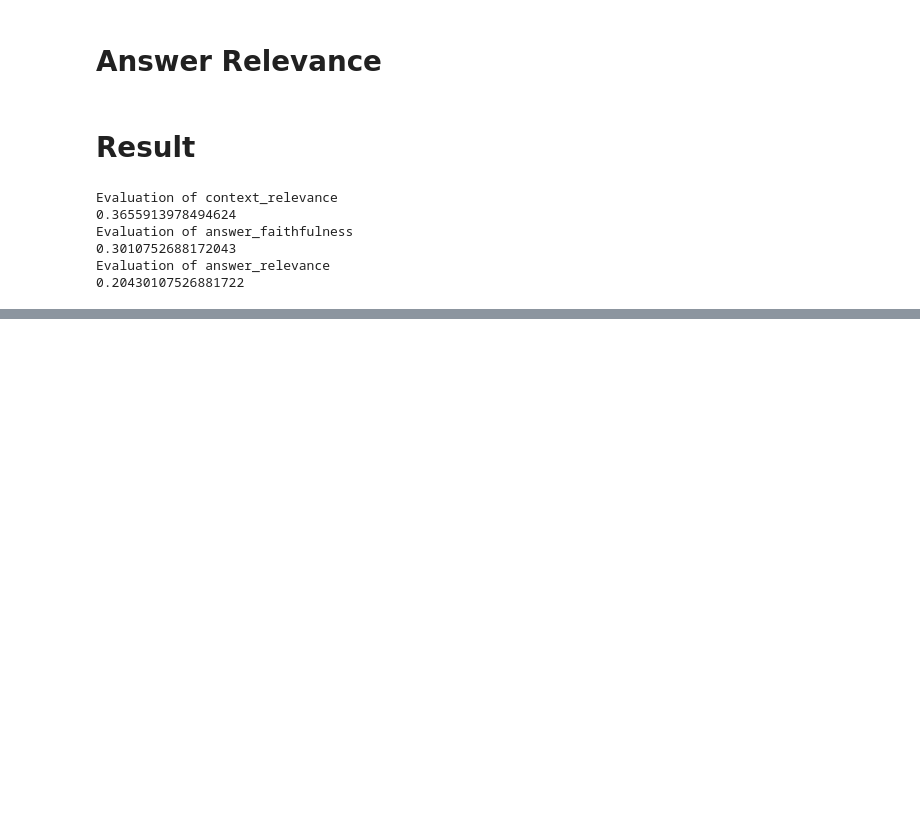
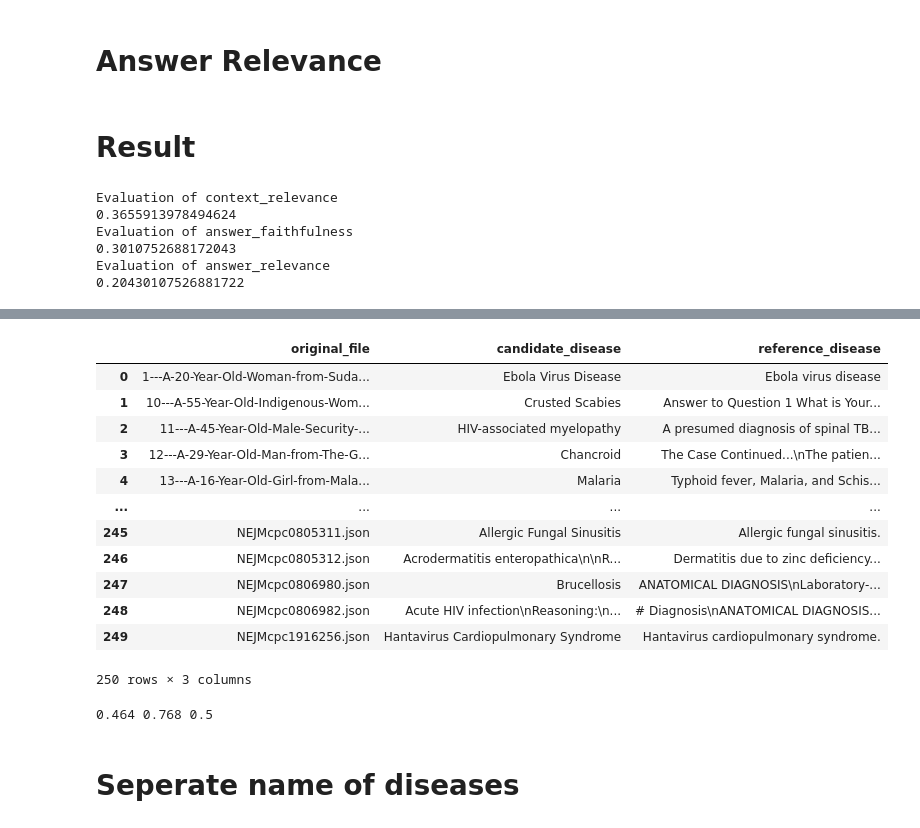
Before and after one commit to ga1nang/MedRAG_vdb, a Jupyter notebook: notebooks/evaluation.ipynb, the cells around one changed output, grey strips where cells are left out. Saved outputs shown, nothing was run; the diff lists cells and outputs as text; code cells hidden in the pictures; blank space fills up the shorter version.

```diff
--- a/notebooks/evaluation.ipynb
+++ b/notebooks/evaluation.ipynb
@@ -616,0 +794,74 @@ Evaluation of answer_relevance
+# %%
+result_file = "data/processed/medgemma/results_medgemma.json"
+with open(result_file, "r", encoding="utf-8") as f:
+    data = json.load(f)
+
+test_diseases = []
+test_path = "data/processed/93_cases"
+for case in data:
+    file = os.path.join(test_path, case["original_file"])
+    with open(file, "r", encoding="utf-8") as f:
+        test_case = json.load(f)
+    test_diseases.append(
+        {
+            "original_file": case["original_file"],
+            "candidate_disease": case["answer"][case["answer"].find("DISEASE_NAME: ") + 14: -1],
+            "reference_disease": test_case["diagnosis"]
+        }
+    )
+
+df_test_diseases = pd.DataFrame(test_diseases, columns=["original_file", "candidate_disease", "reference_disease"])
+df_test_diseases
+# %% [output]
+|  | original_file | candidate_disease | reference_disease |
+| 0 | 1---A-20-Year-Old-Woman-from-Suda... | Ebola Virus Disease | Ebola virus disease |
+| 1 | 10---A-55-Year-Old-Indigenous-Wom... | Crusted Scabies | Answer to Question 1 What is Your... |
+| 2 | 11---A-45-Year-Old-Male-Security-... | HIV-associated myelopathy | A presumed diagnosis of spinal TB... |
+| 3 | 12---A-29-Year-Old-Man-from-The-G... | Chancroid | The Case Continued...\nThe patien... |
+| 4 | 13---A-16-Year-Old-Girl-from-Mala... | Malaria | Typhoid fever, Malaria, and Schis... |
+| ... | ... | ... | ... |
+| 245 | NEJMcpc0805311.json | Allergic Fungal Sinusitis | Allergic fungal sinusitis. |
+| 246 | NEJMcpc0805312.json | Acrodermatitis enteropathica\n\nR... | Dermatitis due to zinc deficiency... |
+| 247 | NEJMcpc0806980.json | Brucellosis | ANATOMICAL DIAGNOSIS\nLaboratory-... |
+| 248 | NEJMcpc0806982.json | Acute HIV infection\nReasoning:\n... | # Diagnosis\nΑΝΑΤΟMICAL DIAGNOSIS... |
+| 249 | NEJMcpc1916256.json | Hantavirus Cardiopulmonary Syndrome | Hantavirus cardiopulmonary syndrome. |
+250 rows × 3 columns
+# %%
+# Optional: fix candidate_disease extraction to avoid cutting the last char
+def extract_candidate(ans: str) -> str:
+    # safer than slicing with [-1]
+    m = re.search(r"DISEASE_NAME:\s*(.+)", ans, flags=re.IGNORECASE)
+    return m.group(1).strip() if m else ""
+
+# If needed:
+# df_test_diseases["candidate_disease"] = df_test_diseases["candidate_disease"].map(extract_candidate)
+
+df_test_diseases["score"] = df_test_diseases.apply(
+    lambda r: match_score(r["candidate_disease"], r["reference_disease"]), axis=1
+)
+df_test_diseases["hit_any"] = df_test_diseases.apply(
+    lambda r: match_any(r["candidate_disease"], r["reference_disease"]), axis=1
+)
+df_test_diseases["hit_all"] = df_test_diseases.apply(
+    lambda r: match_all(r["candidate_disease"], r["reference_disease"]), axis=1
+)
+df_test_diseases["phrase"] = df_test_diseases.apply(
+    lambda r: phrase_match(r["candidate_disease"], r["reference_disease"]), axis=1
+)
+
+# Choose your metric:
+# - strict accuracy: all keywords must appear
+strict_acc = df_test_diseases["hit_all"].mean()
+
+# - lenient accuracy: at least one keyword appears
+lenient_acc = df_test_diseases["hit_any"].mean()
+
+# - thresholded score: e.g., ≥ 0.6 of candidate keywords present
+thr = 0.6
+threshold_acc = (df_test_diseases["score"] >= thr).mean()
+
+print(strict_acc, lenient_acc, threshold_acc)
+# %% [output]
+0.464 0.768 0.5
+# %% [markdown]
+# Seperate name of diseases
```
Also changed, not shown: parts of 19 cells of this notebook, 1 other file.
